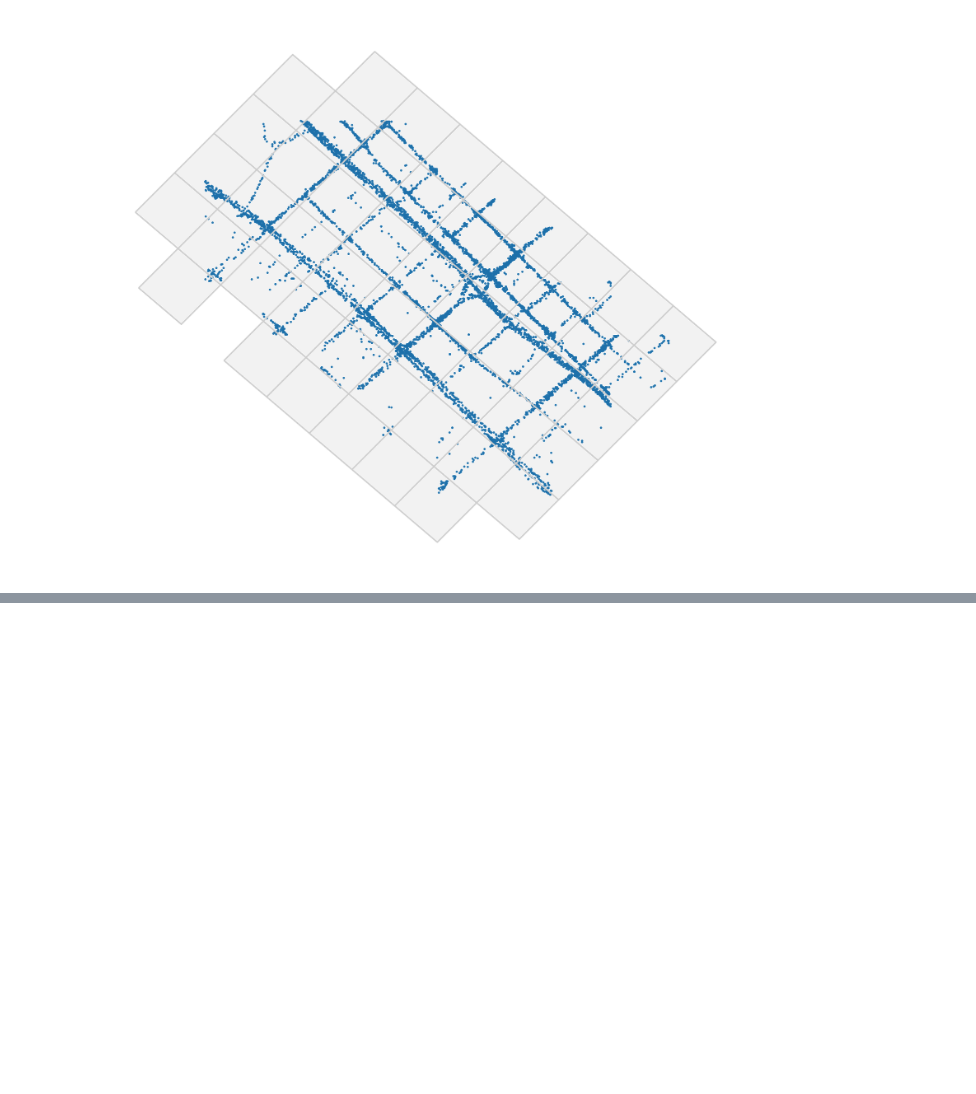
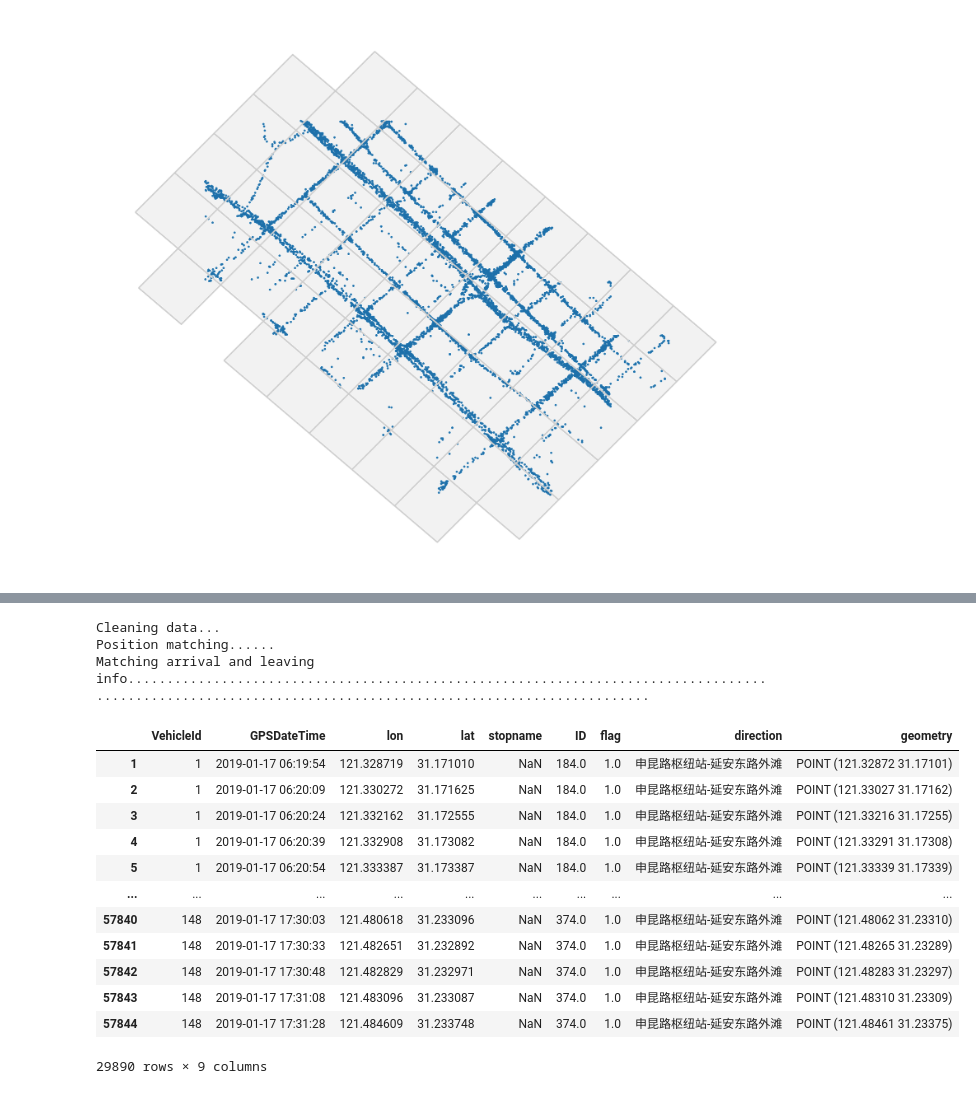
Before and after one commit to ni1o1/transbigdata, a Jupyter notebook: example/Example 6-Optimize grid params.ipynb, the cells around one changed output, grey strips where cells are left out. Saved outputs shown, nothing was run; the diff lists cells and outputs as text; code cells hidden in the pictures; blank space fills up the shorter version.

```diff
--- a/example/Example 6-Optimize grid params.ipynb
+++ b/example/Example 6-Optimize grid params.ipynb
@@ -101,0 +133,17 @@ Result:
+# %%
+import warnings
+warnings.filterwarnings('ignore')
+
+shp = r'data/busline.json'
+linegdf = gpd.GeoDataFrame.from_file(shp,encoding = 'gbk')
+line = linegdf.iloc[:1].copy()
+
+shp = r'data/busstop.json'
+stop = gpd.GeoDataFrame.from_file(shp,encoding = 'gbk')
+stop = stop[stop['linename'] == '71路(延安东路外滩-申昆路枢纽站)']
+
+arriveinfo,data_project = tbd.busgps_arriveinfo(BUS_GPS,line,stop,projectoutput=True)
+# %% [output]
+Cleaning data...
+Position matching......
+Matching arrival and leaving info.........................................................................................................................................................
@@ -101,0 +172,16 @@ Result:
+# %%
+direction1
+# %% [output]
+|  | VehicleId | GPSDateTime | lon | lat | stopname | ID | flag | direction | geometry |
+| 1 | 1 | 2019-01-17 06:19:54 | 121.328719 | 31.171010 | NaN | 184.0 | 1.0 | 申昆路枢纽站-延安东路外滩 | POINT (121.32872 31.17101) |
+| 2 | 1 | 2019-01-17 06:20:09 | 121.330272 | 31.171625 | NaN | 184.0 | 1.0 | 申昆路枢纽站-延安东路外滩 | POINT (121.33027 31.17162) |
+| 3 | 1 | 2019-01-17 06:20:24 | 121.332162 | 31.172555 | NaN | 184.0 | 1.0 | 申昆路枢纽站-延安东路外滩 | POINT (121.33216 31.17255) |
+| 4 | 1 | 2019-01-17 06:20:39 | 121.332908 | 31.173082 | NaN | 184.0 | 1.0 | 申昆路枢纽站-延安东路外滩 | POINT (121.33291 31.17308) |
+| 5 | 1 | 2019-01-17 06:20:54 | 121.333387 | 31.173387 | NaN | 184.0 | 1.0 | 申昆路枢纽站-延安东路外滩 | POINT (121.33339 31.17339) |
+| ... | ... | ... | ... | ... | ... | ... | ... | ... | ... |
+| 57840 | 148 | 2019-01-17 17:30:03 | 121.480618 | 31.233096 | NaN | 374.0 | 1.0 | 申昆路枢纽站-延安东路外滩 | POINT (121.48062 31.23310) |
+| 57841 | 148 | 2019-01-17 17:30:33 | 121.482651 | 31.232892 | NaN | 374.0 | 1.0 | 申昆路枢纽站-延安东路外滩 | POINT (121.48265 31.23289) |
+| 57842 | 148 | 2019-01-17 17:30:48 | 121.482829 | 31.232971 | NaN | 374.0 | 1.0 | 申昆路枢纽站-延安东路外滩 | POINT (121.48283 31.23297) |
+| 57843 | 148 | 2019-01-17 17:31:08 | 121.483096 | 31.233087 | NaN | 374.0 | 1.0 | 申昆路枢纽站-延安东路外滩 | POINT (121.48310 31.23309) |
+| 57844 | 148 | 2019-01-17 17:31:28 | 121.484609 | 31.233748 | NaN | 374.0 | 1.0 | 申昆路枢纽站-延安东路外滩 | POINT (121.48461 31.23375) |
+29890 rows × 9 columns
```
Also changed, not shown: parts of 15 cells of this notebook.
